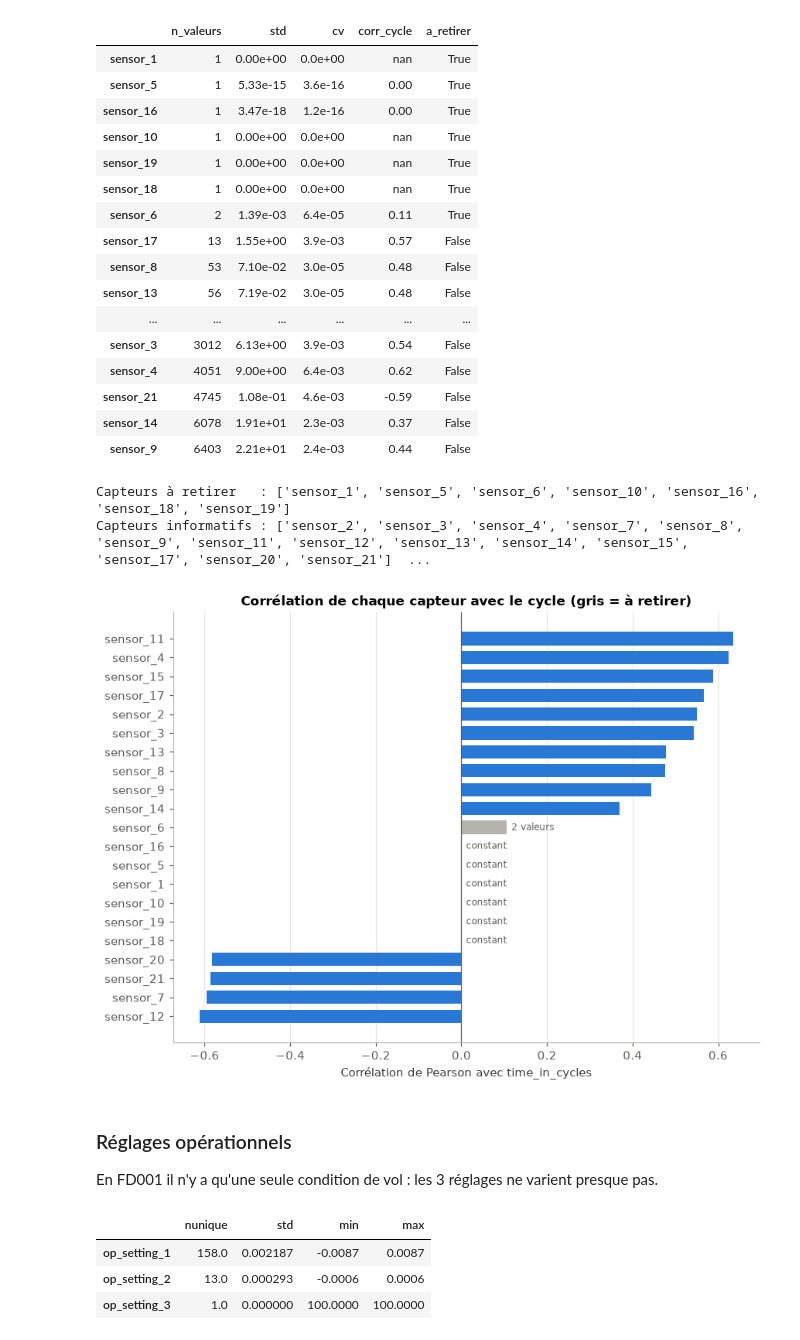
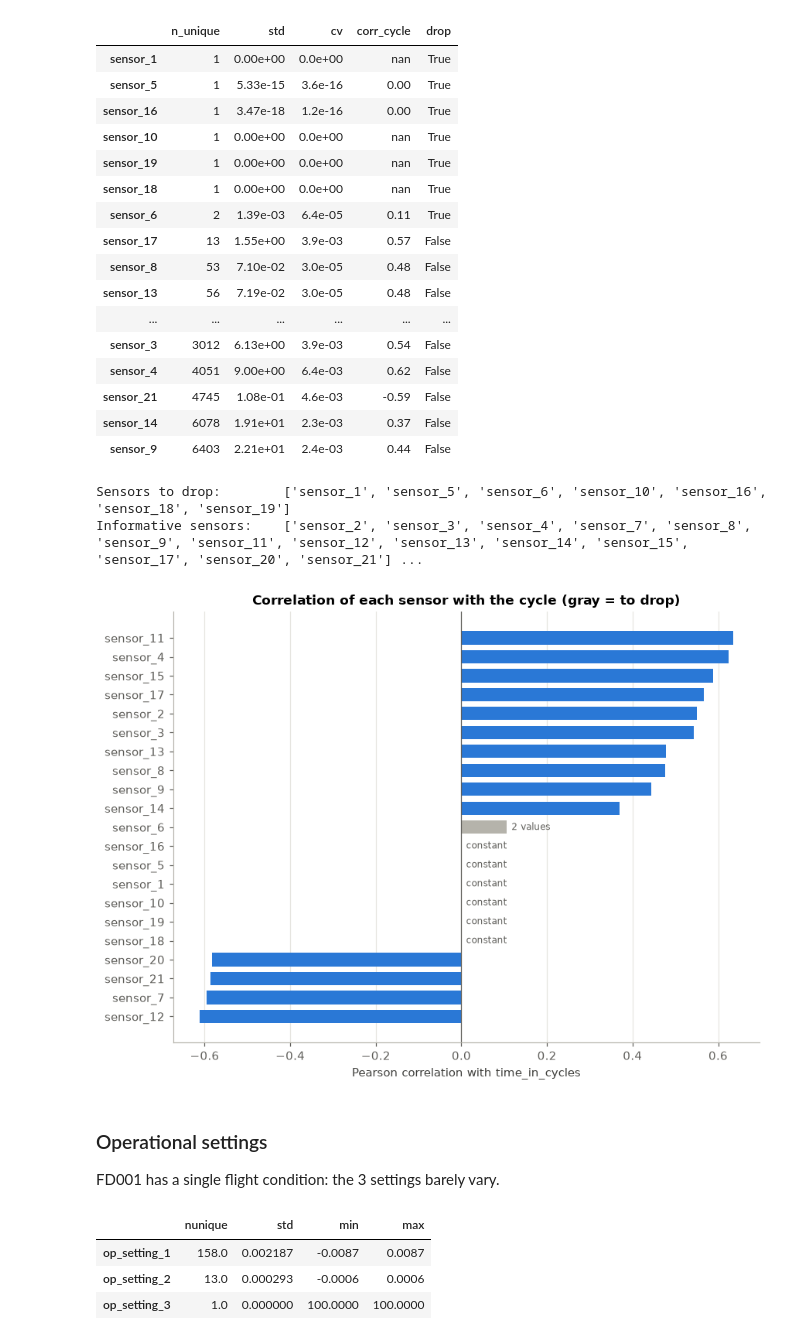
Before and after one commit to atef-hadef/industrial-pdm-copilot, a Jupyter notebook: notebooks/01_eda.ipynb, the cells around one changed output. Cells and saved outputs as stored; diff of their text form; code cells hidden in the pictures.

```diff
--- a/notebooks/01_eda.ipynb
+++ b/notebooks/01_eda.ipynb
@@ -139,14 +139,14 @@ ont un CV minuscule (≈ 3e-5) car leur valeur moyenne est grande (~2388), mais
 # %%
 stats = pd.DataFrame({
-    "n_valeurs": train[SENSOR_COLUMNS].nunique(),
+    "n_unique": train[SENSOR_COLUMNS].nunique(),
     "std": train[SENSOR_COLUMNS].std(),
     "cv": train[SENSOR_COLUMNS].std() / train[SENSOR_COLUMNS].mean().abs(),
     "corr_cycle": train[SENSOR_COLUMNS].corrwith(train["time_in_cycles"]),
 })
-stats["a_retirer"] = stats["n_valeurs"] <= 2
-stats.sort_values("n_valeurs").style.format({"std": "{:.2e}", "cv": "{:.1e}", "corr_cycle": "{:.2f}"})
+stats["drop"] = stats["n_unique"] <= 2
+stats.sort_values("n_unique").style.format({"std": "{:.2e}", "cv": "{:.1e}", "corr_cycle": "{:.2f}"})
 # %% [output]
-|  | n_valeurs | std | cv | corr_cycle | a_retirer |
+|  | n_unique | std | cv | corr_cycle | drop |
 | sensor_1 | 1 | 0.00e+00 | 0.0e+00 | nan | True |
 | sensor_5 | 1 | 5.33e-15 | 3.6e-16 | 0.00 | True |
 | sensor_16 | 1 | 3.47e-18 | 1.2e-16 | 0.00 | True |
@@ -164,36 +164,36 @@ stats.sort_values("n_valeurs").style.format({"std": "{:.2e}", "cv": "{:.1e}", "c
 | sensor_14 | 6078 | 1.91e+01 | 2.3e-03 | 0.37 | False |
 | sensor_9 | 6403 | 2.21e+01 | 2.4e-03 | 0.44 | False |
 # %%
-to_drop = stats.index[stats["a_retirer"]].tolist()
+to_drop = stats.index[stats["drop"]].tolist()
 useful = [s for s in SENSOR_COLUMNS if s not in to_drop]
-print("Capteurs à retirer   :", to_drop)
-print("Capteurs informatifs :", useful, f"({len(useful)})")
+print("Sensors to drop:       ", to_drop)
+print("Informative sensors:   ", useful, f"({len(useful)})")
 # %% [output]
-Capteurs à retirer   : ['sensor_1', 'sensor_5', 'sensor_6', 'sensor_10', 'sensor_16', 'sensor_18', 'sensor_19']
-Capteurs informatifs : ['sensor_2', 'sensor_3', 'sensor_4', 'sensor_7', 'sensor_8', 'sensor_9', 'sensor_11', 'sensor_12', 'sensor_13', 'sensor_14', 'sensor_15', 'sensor_17', 'sensor_20', 'sensor_21']  ...
+Sensors to drop:        ['sensor_1', 'sensor_5', 'sensor_6', 'sensor_10', 'sensor_16', 'sensor_18', 'sensor_19']
+Informative sensors:    ['sensor_2', 'sensor_3', 'sensor_4', 'sensor_7', 'sensor_8', 'sensor_9', 'sensor_11', 'sensor_12', 'sensor_13', 'sensor_14', 'sensor_15', 'sensor_17', 'sensor_20', 'sensor_21'] ...
 # %%
 corr = stats["corr_cycle"].fillna(0).sort_values()
 colors = [NEUTRAL if s in to_drop else SERIES[0] for s in corr.index]
 
 fig, ax = plt.subplots(figsize=(8, 6))
 ax.barh(corr.index, corr.values, color=colors, height=0.7)
 ax.axvline(0, color="#5f5e5a", linewidth=0.8)
 ax.set_axisbelow(True)
 for s in to_drop:
-    ax.annotate("constant" if stats.loc[s, "n_valeurs"] == 1 else "2 valeurs",
+    ax.annotate("constant" if stats.loc[s, "n_unique"] == 1 else "2 values",
                 xy=(max(corr[s], 0), list(corr.index).index(s)), xytext=(4, 0), textcoords="offset points",
                 va="center", fontsize=8, color="#5f5e5a")
-ax.set_title("Corrélation de chaque capteur avec le cycle (gris = à retirer)")
-ax.set_xlabel("Corrélation de Pearson avec time_in_cycles")
+ax.set_title("Correlation of each sensor with the cycle (gray = to drop)")
+ax.set_xlabel("Pearson correlation with time_in_cycles")
 ax.grid(axis="y", visible=False)
 plt.tight_layout()
 plt.show()
 # %% [output]
-[figure, old version]
+[figure, new version]
-# %% [markdown]
-### Réglages opérationnels
-
-En FD001 il n'y a qu'une seule condition de vol : les 3 réglages ne varient presque pas.
+# %% [markdown]
+### Operational settings
+
+FD001 has a single flight condition: the 3 settings barely vary.
 # %%
 train[SETTING_COLUMNS].agg(["nunique", "std", "min", "max"]).T
 # %% [output]
```
Also changed, not shown: parts of 18 cells of this notebook, 12 other files.
